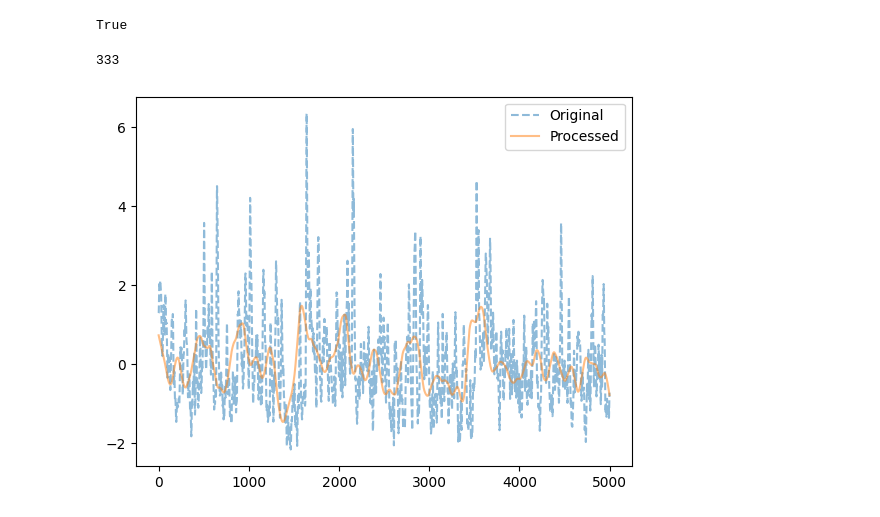
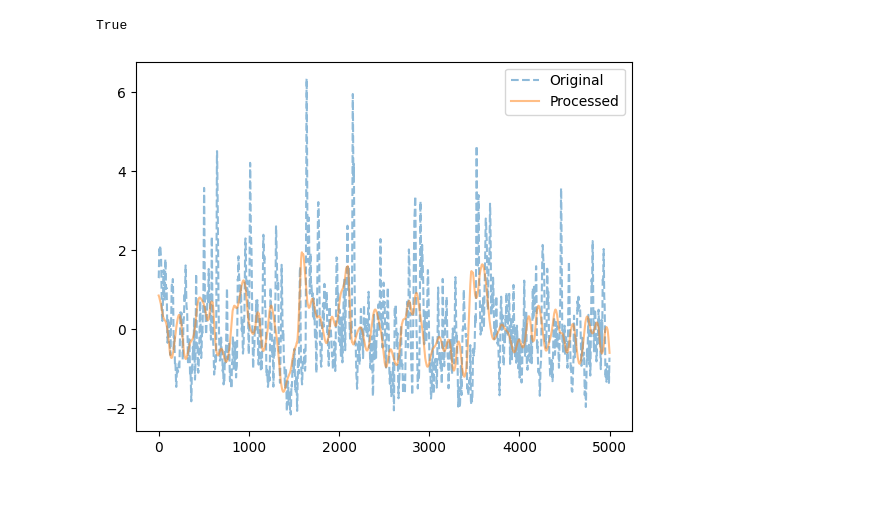
Before and after one commit to Mschaid/transphorm, a Jupyter notebook: notebooks/model_dev/arhmm_fp.ipynb, the cells around one changed output. Drawn from its saved outputs; the diff is of its cells as text; code cells hidden in the pictures.

```diff
--- a/notebooks/model_dev/arhmm_fp.ipynb
+++ b/notebooks/model_dev/arhmm_fp.ipynb
@@ -29,27 +26,24 @@ from dotenv import load_dotenv
 load_dotenv()
 # %% [output]
 True
-# %%
-1000//3
-# %% [output]
-333
 # %%
 # model_path = Path("/projects/p31961/transphorm/models/arhmm/mutual_title_6196.joblib")
 data_path = Path("/Users/mds8301/Desktop/temp/da_full_timeseries_partitioned_learning.pt")
 # model = joblib.load(model_path)
 loader = AADataLoader(data_path,
                       weiner_filter=True,
+                      weiner_window_size=1071,
                       smoothing=True,
-                      smoothing_window_size=1071//4,
+                      smoothing_window_size=1071,
                       down_sample=True)
 loader.load_data()
 loader.prepare_data()
 original = loader.data[0][::25][1:5000]
 # convolve with a 500 point moving average
 plt.plot(original, label='Original', alpha=0.5, linestyle='--')
 
 plt.plot(loader.x[0][:5000], label='Processed', alpha=0.5, linestyle='-')
 plt.legend()
 plt.show()
 # %% [output]
-[figure, old version]
+[figure, new version]
```
Also changed, not shown: parts of 1 cell of this notebook, 4 other files.
